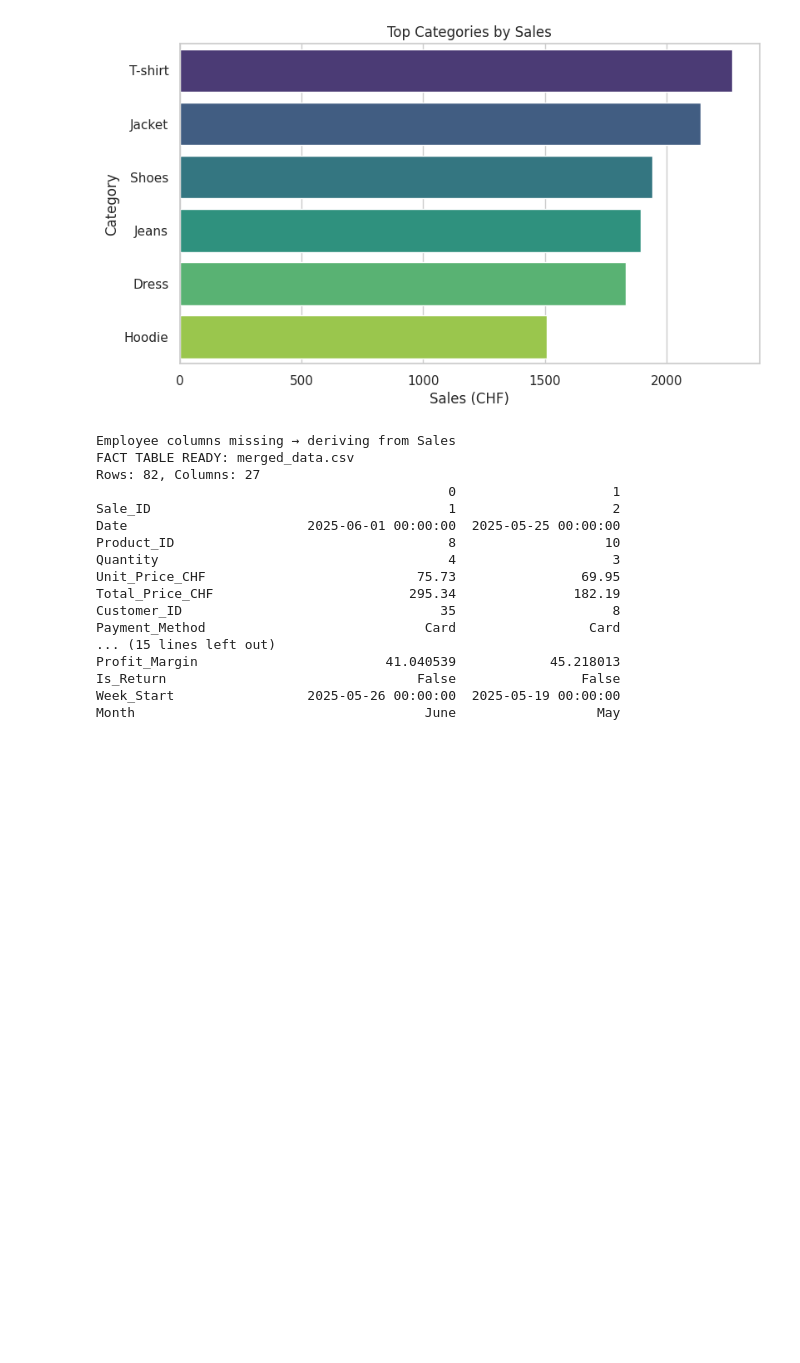
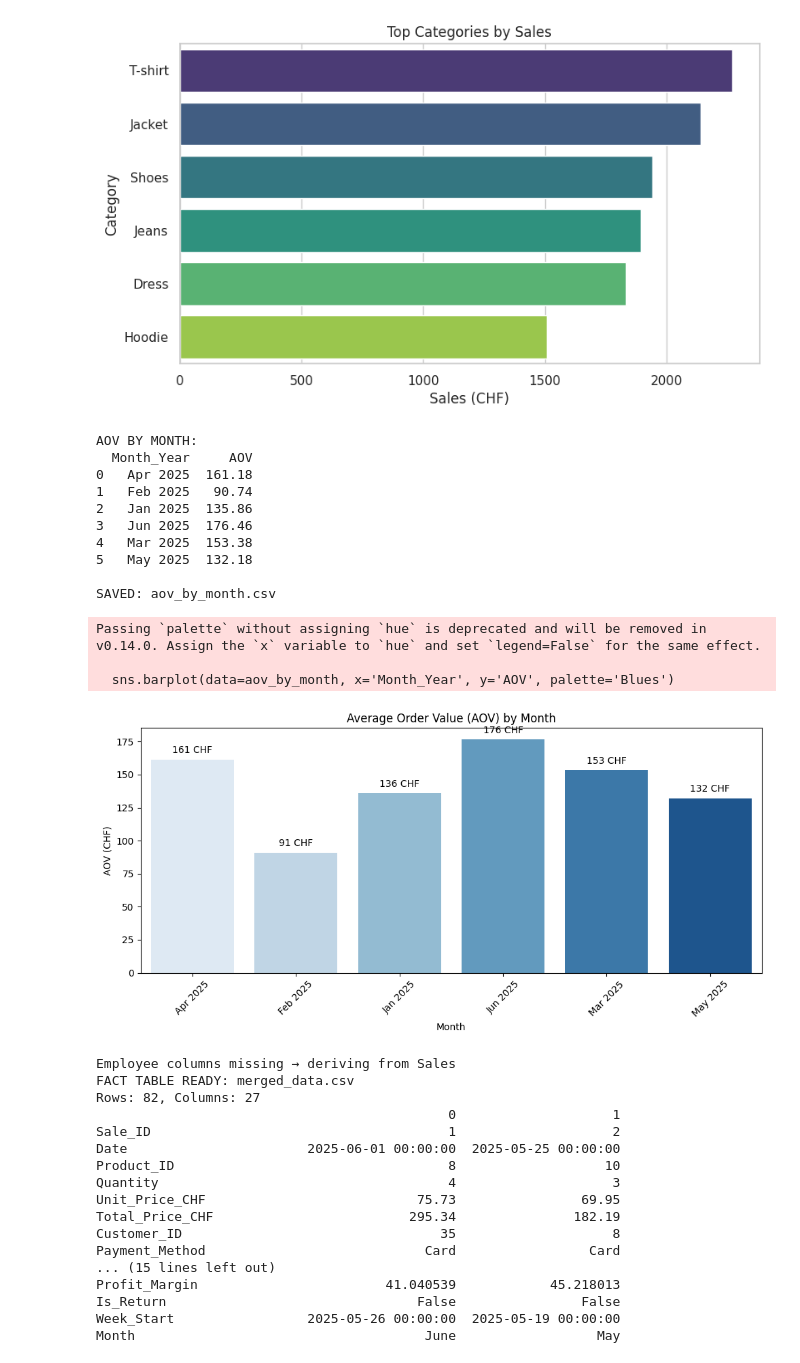
Before and after one commit to Mainabryan/SWISS-CLOTHING-BRAND, a Jupyter notebook: Swiss.ipynb, the cells around one changed output. Saved outputs shown, nothing was run; the diff lists cells and outputs as text; code cells hidden in the pictures; blank space fills up the shorter version.

```diff
--- a/Swiss.ipynb
+++ b/Swiss.ipynb
@@ -172,6 +172,65 @@ Employee columns missing – deriving Monthly_Sales_CHF from Sales
 [figure]
 [figure]
 [figure]
+# %%
+# --------------------------------------------------------------
+# AOV BY MONTH - PROFESSIONAL CODE
+# --------------------------------------------------------------
+
+import pandas as pd
+import matplotlib.pyplot as plt
+import seaborn as sns
+
+# 1. LOAD DATA
+df = pd.read_csv('/content/merged_data (1).csv')
+df['Date'] = pd.to_datetime(df['Date'])
+
+# 2. AOV BY MONTH
+aov_by_month = (
+    df.groupby(df['Date'].dt.strftime('%b %Y')).agg(
+        Total_Sales=('Total_Price_CHF', 'sum'),
+        Num_Orders=('Sale_ID', 'nunique'),
+        AOV=('Total_Price_CHF', lambda x: x.sum() / df['Sale_ID'].nunique())
+    )
+    .reset_index()
+    .rename(columns={'Date': 'Month_Year'})
+)
+aov_by_month['AOV'] = aov_by_month['Total_Sales'] / aov_by_month['Num_Orders']
+
+# 3. PRINT
+print("\nAOV BY MONTH:")
+print(aov_by_month[['Month_Year', 'AOV']].round(2))
+
+# 4. SAVE
+aov_by_month.to_csv('aov_by_month.csv', index=False)
+print("\nSAVED: aov_by_month.csv")
+
+# 5. PLOT
+plt.figure(figsize=(10,5))
+sns.barplot(data=aov_by_month, x='Month_Year', y='AOV', palette='Blues')
+plt.title('Average Order Value (AOV) by Month')
+plt.ylabel('AOV (CHF)')
+plt.xlabel('Month')
+plt.xticks(rotation=45)
+for i, row in aov_by_month.iterrows():
+    plt.text(i, row['AOV'] + 5, f"{row['AOV']:.0f} CHF", ha='center')
+plt.tight_layout()
+plt.show()
+# %% [output]
+AOV BY MONTH:
+  Month_Year     AOV
+0   Apr 2025  161.18
+1   Feb 2025   90.74
+2   Jan 2025  135.86
+3   Jun 2025  176.46
+4   Mar 2025  153.38
+5   May 2025  132.18
+
+SAVED: aov_by_month.csv
+Passing `palette` without assigning `hue` is deprecated and will be removed in v0.14.0. Assign the `x` variable to `hue` and set `legend=False` for the same effect.
+
+  sns.barplot(data=aov_by_month, x='Month_Year', y='AOV', palette='Blues')
+[figure, added]
 # %%
 # --------------------------------------------------------------
 # FINAL PROFESSIONAL MERGE SCRIPT (COPY-PASTE & RUN)
```
Also changed, not shown: parts of 3 cells of this notebook.
